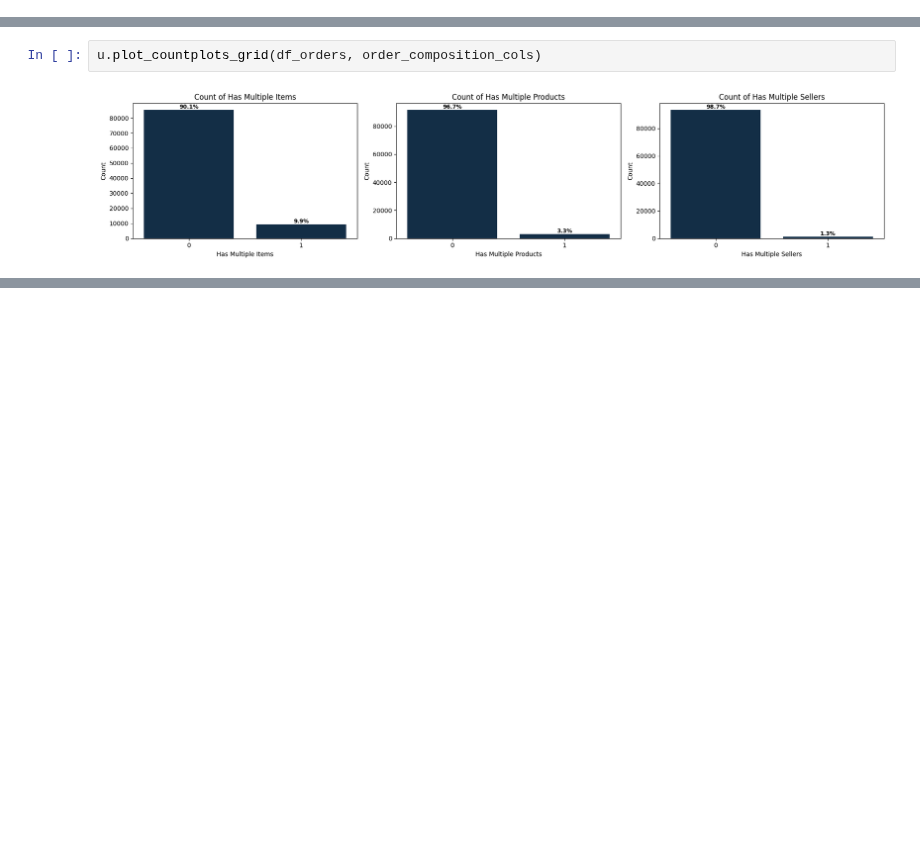
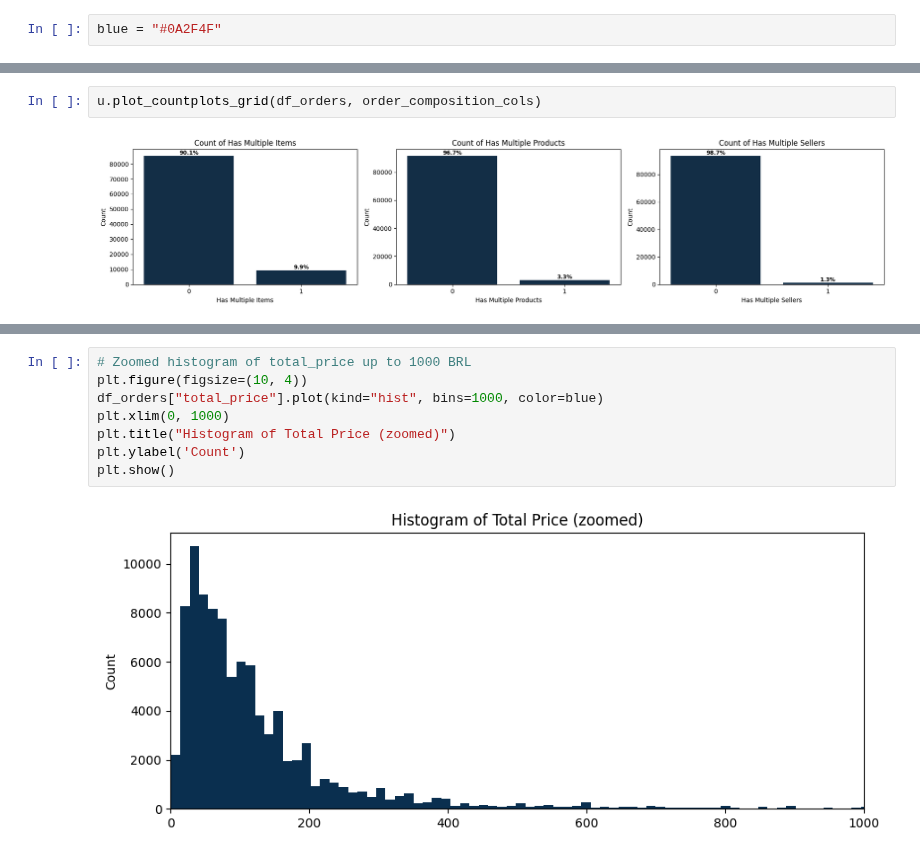
Before and after one commit to OlesyaEvseeva/customer-satisfaction-ecommerce, a Jupyter notebook: notebooks/02_data_integration_preprocessing.ipynb, the cells around one changed output, grey strips where cells are left out. Cells and saved outputs as stored; diff of their text form; blank space fills up the shorter version.

```diff
--- a/notebooks/02_data_integration_preprocessing.ipynb
+++ b/notebooks/02_data_integration_preprocessing.ipynb
@@ -59,6 +61,8 @@ import pandas as pd
 # %%
 # Set display options for better readability in output
 pd.set_option("display.float_format", "{:,.2f}".format)
+# %%
+blue = "#0A2F4F"
 # %% [markdown]
 ## **Data Integration**
 # %% [markdown]
@@ -876,0 +916,10 @@ u.plot_countplots_grid(df_orders, order_composition_cols)
+# %%
+# Zoomed histogram of total_price up to 1000 BRL
+plt.figure(figsize=(10, 4))
+df_orders["total_price"].plot(kind="hist", bins=1000, color=blue)
+plt.xlim(0, 1000)
+plt.title("Histogram of Total Price (zoomed)")
+plt.ylabel('Count')
+plt.show()
+# %% [output]
+[figure, added]
```
Also changed, not shown: parts of 18 cells of this notebook.
